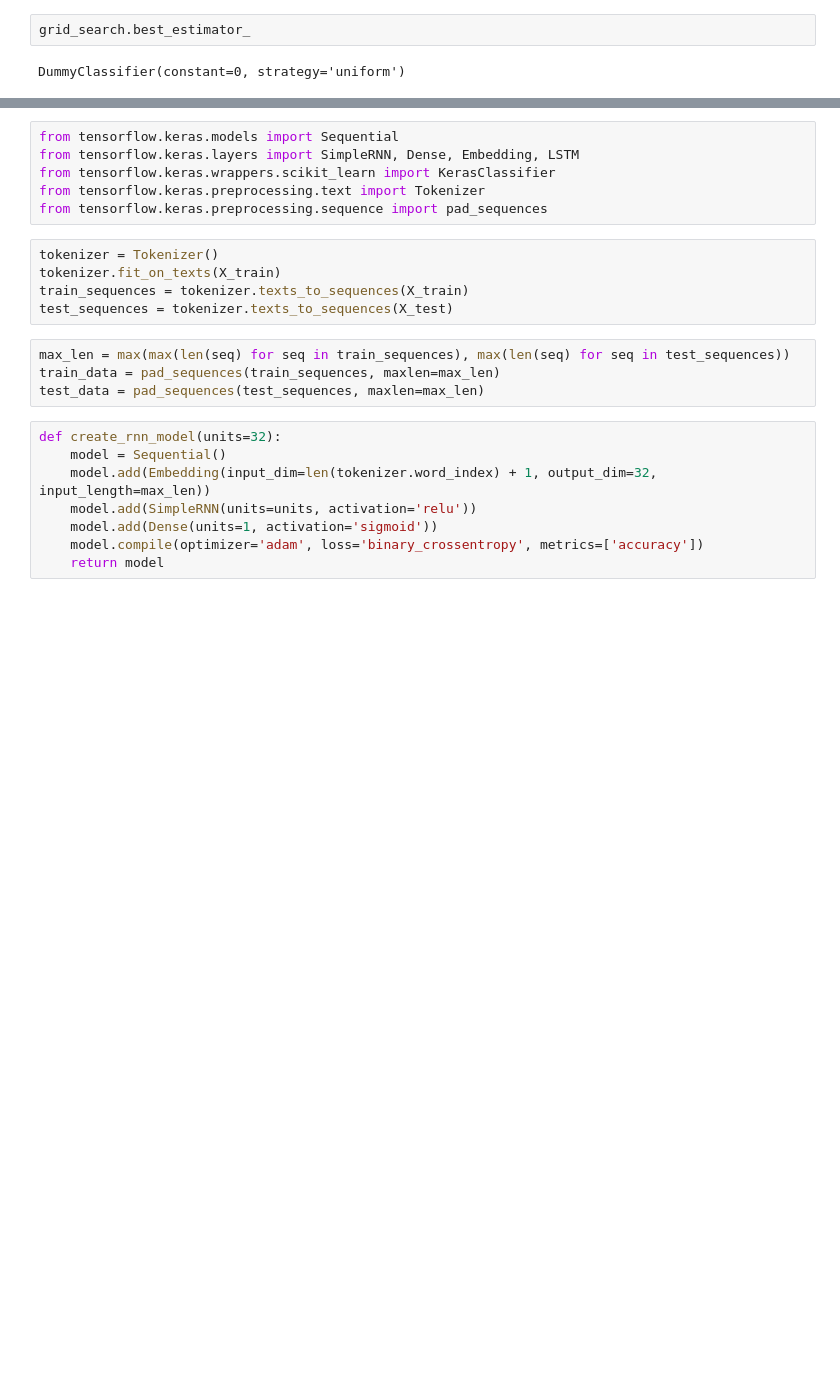
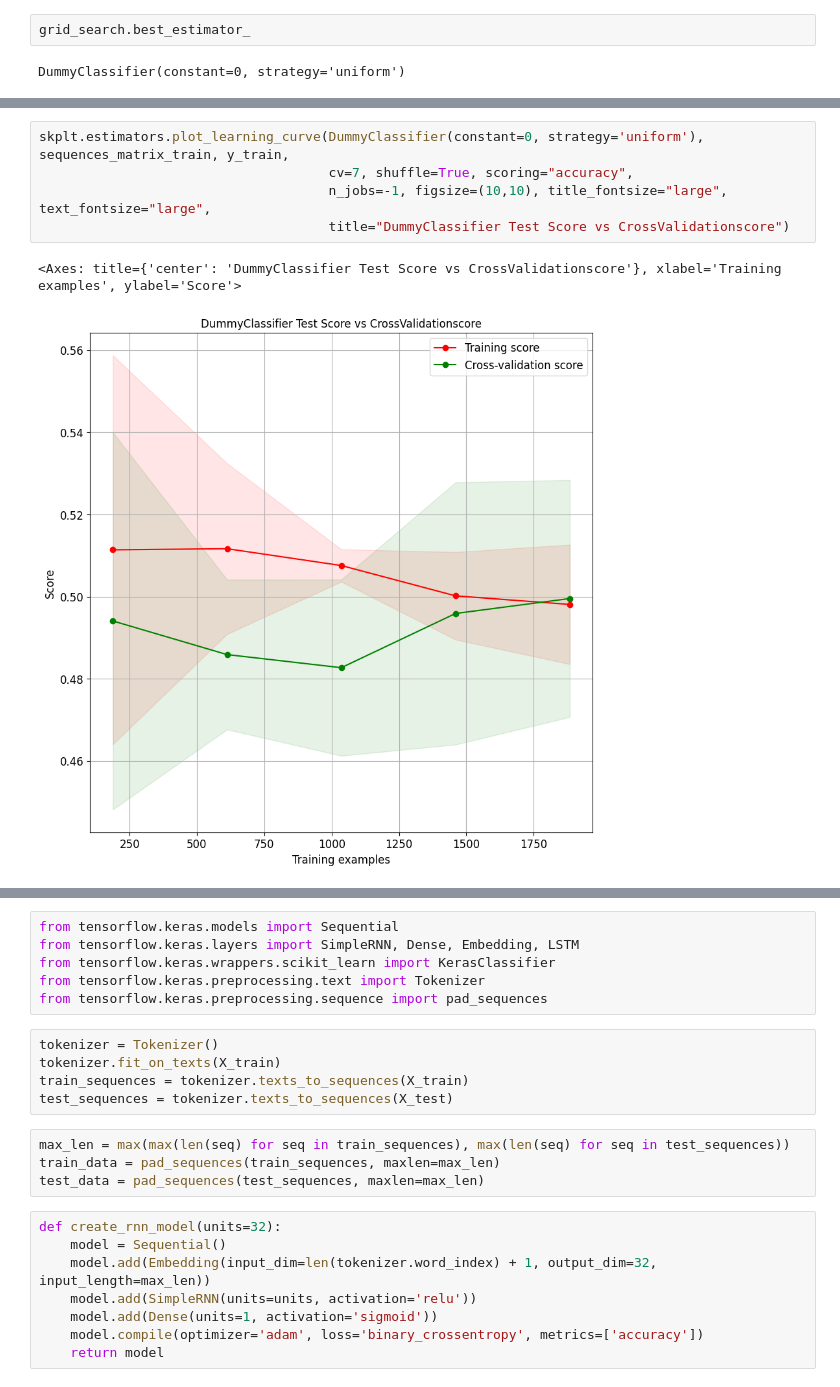
Before and after one commit to arango850/CED_III_TI_II, a Jupyter notebook: TI III.ipynb, the cells around one changed output, grey strips where cells are left out. Cells and saved outputs as stored; diff of their text form; blank space fills up the shorter version.

```diff
--- a/TI III.ipynb
+++ b/TI III.ipynb
@@ -256,0 +258,8 @@ Text(0.5, 1.0, 'Scores for cross validation in Random forest Classifier')
+# %%
+skplt.estimators.plot_learning_curve(DummyClassifier(constant=0, strategy='uniform'), sequences_matrix_train, y_train,
+                                     cv=7, shuffle=True, scoring="accuracy",
+                                     n_jobs=-1, figsize=(10,10), title_fontsize="large", text_fontsize="large",
+                                     title="DummyClassifier Test Score vs CrossValidationscore")
+# %% [output]
+<Axes: title={'center': 'DummyClassifier Test Score vs CrossValidationscore'}, xlabel='Training examples', ylabel='Score'>
+[figure, added]
```
Also changed, not shown: parts of 6 cells of this notebook.
